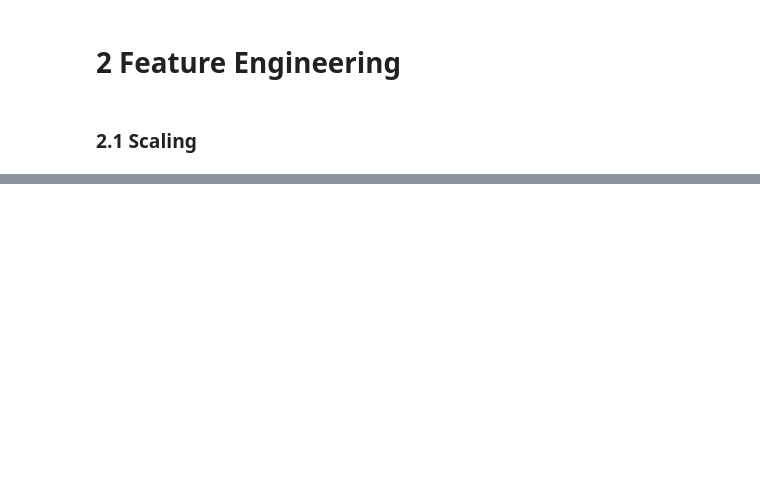
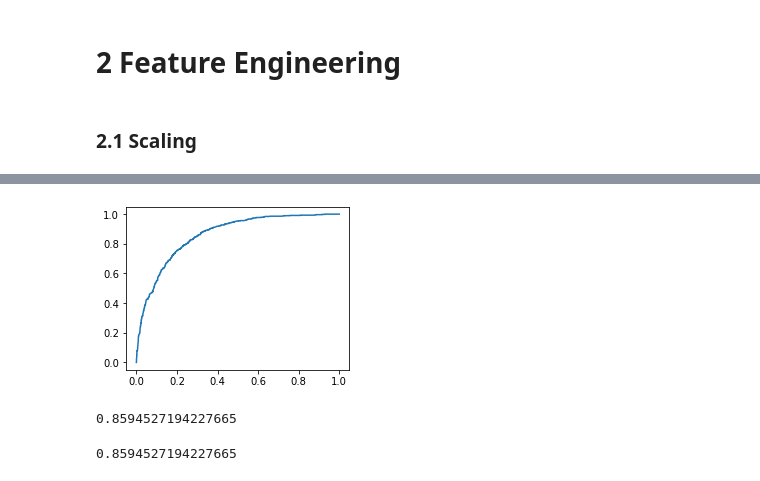
Before and after one commit to zhangy61/ML_lifecycle_template, a Jupyter notebook: EDAAndFeatureEngineering.ipynb, the cells around one changed output, grey strips where cells are left out. Drawn from its saved outputs; the diff is of its cells as text; code cells hidden in the pictures; blank space fills up the shorter version.

```diff
--- a/EDAAndFeatureEngineering.ipynb
+++ b/EDAAndFeatureEngineering.ipynb
@@ -166,0 +529,17 @@ df_standardized.head()
+# %%
+fpr, tpr, thresholds = roc_curve(y_test, y_test_pred_score)
+# %%
+#plot roc auc curve
+plt.figure(figsize=(4,3))
+plt.plot(fpr, tpr)
+plt.show()
+# %% [output]
+[figure, added]
+# %%
+roc_auc_score(y_test, y_test_pred_score)
+# %% [output]
+0.8594527194227665
+# %%
+auc(fpr, tpr)
+# %% [output]
+0.8594527194227665
```
Also changed, not shown: parts of 107 cells of this notebook, 8 other files.
